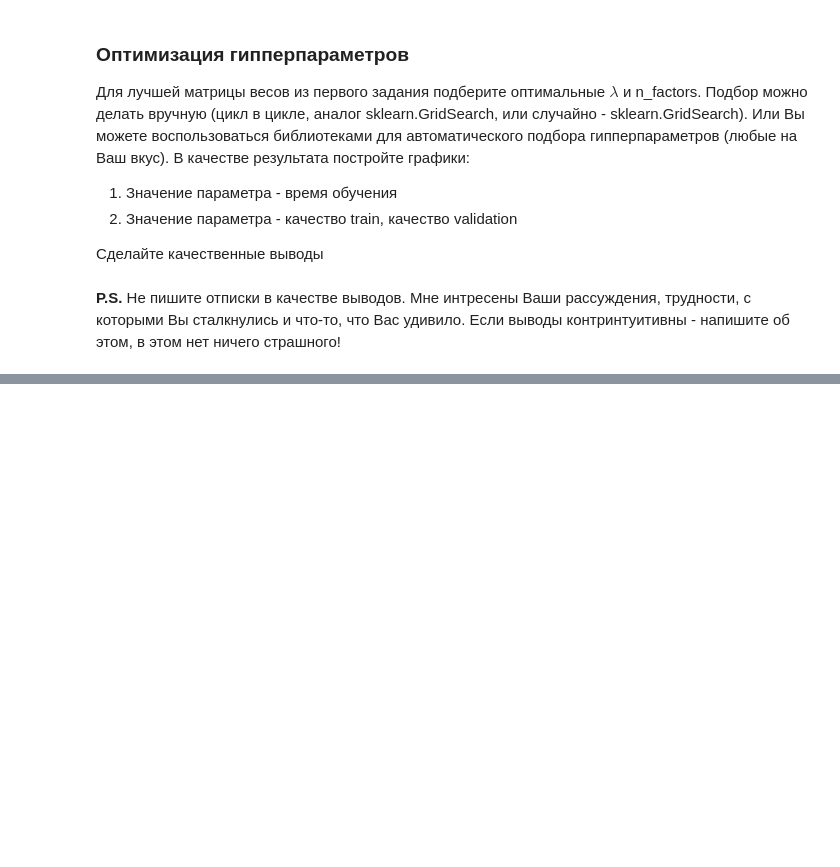
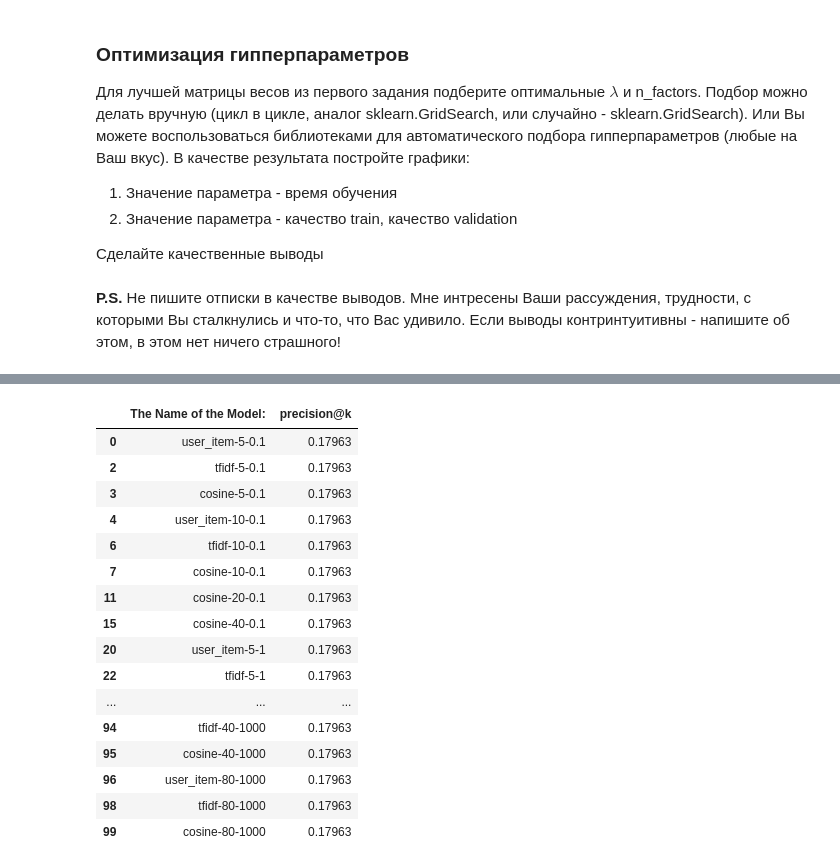
Before and after one commit to humantom88/geekbrains-recommender-systems, a Jupyter notebook: lesson3/homework/hw3.ipynb, the cells around one changed output, grey strips where cells are left out. Drawn from its saved outputs; the diff is of its cells as text; code cells hidden in the pictures; blank space fills up the shorter version.

```diff
--- a/lesson3/homework/hw3.ipynb
+++ b/lesson3/homework/hw3.ipynb
@@ -135,0 +185,58 @@ items.head(5)
+# %%
+mu = user_item_matrix.mean().mean()
+ru = user_item_matrix.mean(axis=1)
+cosine_matrix = (user_item_matrix.T - ru.values - mu).T
+# %%
+regularization_coeffs = [0.1, 1, 10, 100, 1000]
+factors = [5, 10, 20, 40, 80]
+matrixes = {
+    'user_item': user_item_matrix,
+    'bm25': bm25_weight_matrix,
+    'tfidf': tfidf_matrix,
+    'cosine': cosine_matrix
+}
+# %%
+for ref_coef in regularization_coeffs:
+    for factor in factors:
+        for matrix in matrixes:
+            model = AlternatingLeastSquares(
+                factors=factor,
+                regularization=ref_coef,
+                iterations=10,
+                calculate_training_loss=True,
+                num_threads=4
+            )
+            model.fit(csr_matrix(matrixes[matrix]).T.tocsr(), show_progress=True)
+            recs = model.recommend(
+                userid=userid_to_id[2],
+                user_items=csr_matrix(user_item_matrix).tocsr(),
+                N=5,
+                filter_already_liked_items=False,
+                filter_items=None,
+                recalculate_user=True
+            )
+            result[f'{matrix}-{factor}-{ref_coef}'] = result['user_id'].apply(lambda x: [id_to_itemid[rec[0]] for rec in recs])
+# %%
+report = pd.DataFrame([
+    (model, round(result.apply(lambda row: precision_at_k(recommended_list=row[str(model)], bought_list=row['actual']), axis=1).mean(), 5)) for model in list(result)[2:]
+], columns=['The Name of the Model: ', 'precision@k'])
+# %%
+report.groupby('precision@k').get_group(report['precision@k'].max())
+# %% [output]
+|  | The Name of the Model: | precision@k |
+| 0 | user_item-5-0.1 | 0.17963 |
+| 2 | tfidf-5-0.1 | 0.17963 |
+| 3 | cosine-5-0.1 | 0.17963 |
+| 4 | user_item-10-0.1 | 0.17963 |
+| 6 | tfidf-10-0.1 | 0.17963 |
+| 7 | cosine-10-0.1 | 0.17963 |
+| 11 | cosine-20-0.1 | 0.17963 |
+| 15 | cosine-40-0.1 | 0.17963 |
+| 20 | user_item-5-1 | 0.17963 |
+| 22 | tfidf-5-1 | 0.17963 |
+| ... | ... | ... |
+| 94 | tfidf-40-1000 | 0.17963 |
+| 95 | cosine-40-1000 | 0.17963 |
+| 96 | user_item-80-1000 | 0.17963 |
+| 98 | tfidf-80-1000 | 0.17963 |
+| 99 | cosine-80-1000 | 0.17963 |
```
Also changed, not shown: parts of 8 cells of this notebook.
